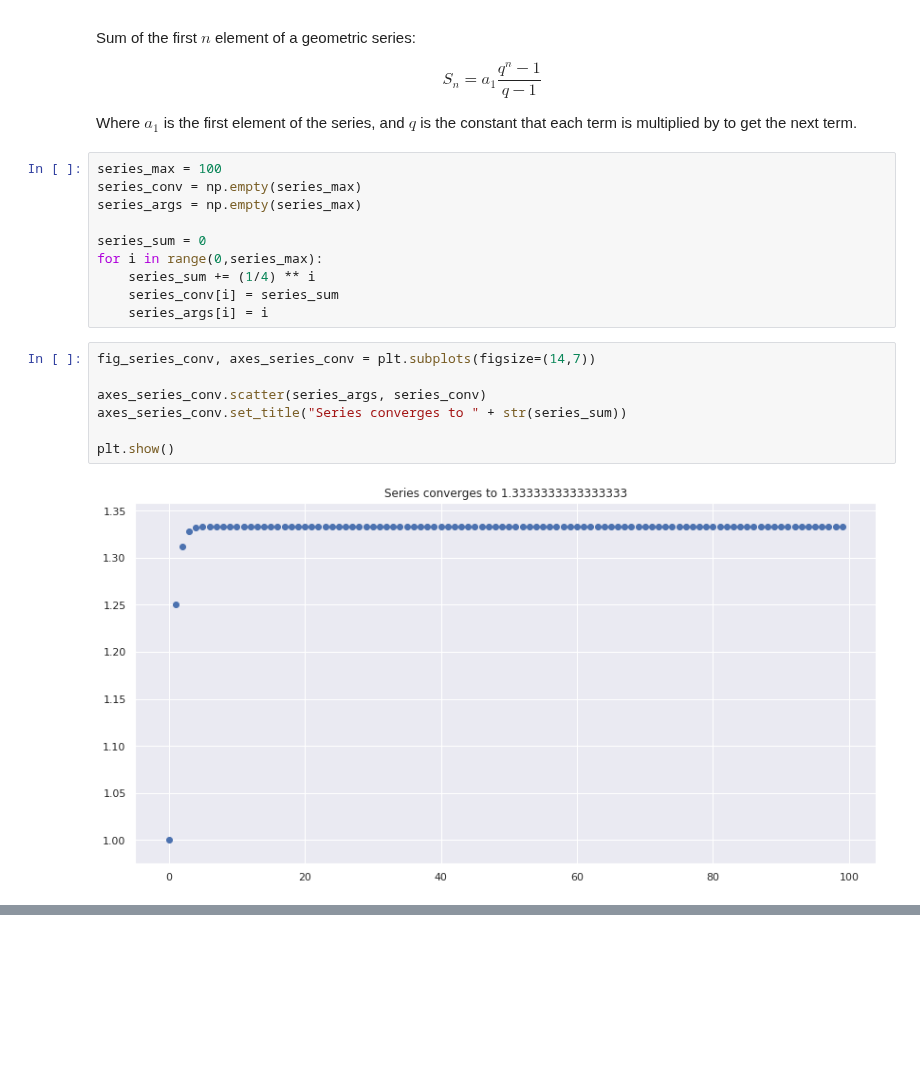
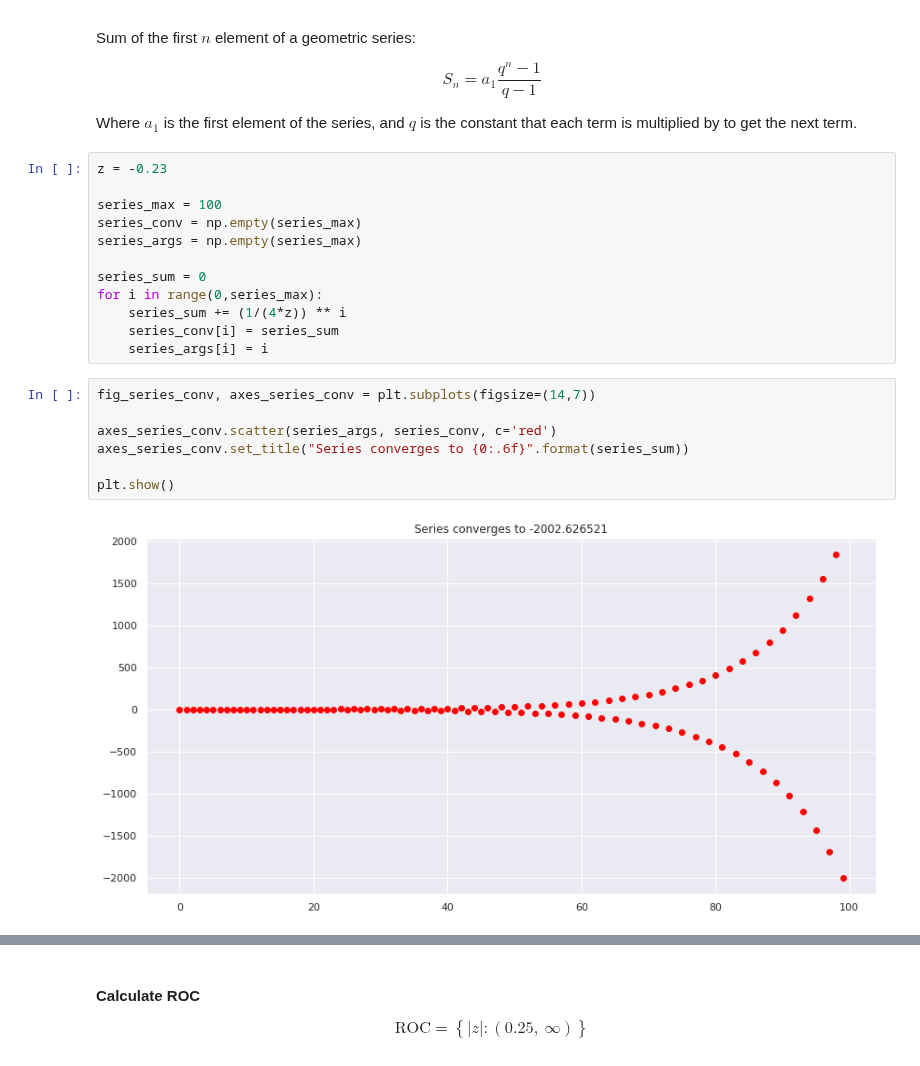
Before and after one commit to masterdesky/ELTE-signal-processing-2018, a Jupyter notebook: Assignment 4/Assignment 4.ipynb, the cells around one changed output, grey strips where cells are left out. Drawn from its saved outputs; the diff is of its cells as text; blank space fills up the shorter version.

```diff
--- a/Assignment 4/Assignment 4.ipynb
+++ b/Assignment 4/Assignment 4.ipynb
@@ -348,24 +376,26 @@ $$
 
 Where $a_1$ is the first element of the series, and $q$ is the constant that each term is multiplied by to get the next term.
 # %%
+z = -0.23
+
 series_max = 100
 series_conv = np.empty(series_max)
 series_args = np.empty(series_max)
 
 series_sum = 0
 for i in range(0,series_max):
-    series_sum += (1/4) ** i
+    series_sum += (1/(4*z)) ** i
     series_conv[i] = series_sum
     series_args[i] = i
 # %%
 fig_series_conv, axes_series_conv = plt.subplots(figsize=(14,7))
 
-axes_series_conv.scatter(series_args, series_conv)
-axes_series_conv.set_title("Series converges to " + str(series_sum))
+axes_series_conv.scatter(series_args, series_conv, c='red')
+axes_series_conv.set_title("Series converges to {0:.6f}".format(series_sum))
 
 plt.show()
 # %% [output]
-[figure, old version]
+[figure, new version]
 # %% [markdown]
 Thus the Z-trandors evaluates as follows:
 
@@ -388,3 +418,9 @@ X(z) &= \\
 \frac{1}{{\frac{3}{4z}} - 3}
 \end{align}
 $$
+# %% [markdown]
+#### Calculate ROC
+
+$$
+\mathrm{ROC} = \left\{ \left| z \right| : \left( 0.25,\ \infty \right) \right\}
+$$
```
Also changed, not shown: parts of 11 cells of this notebook.
